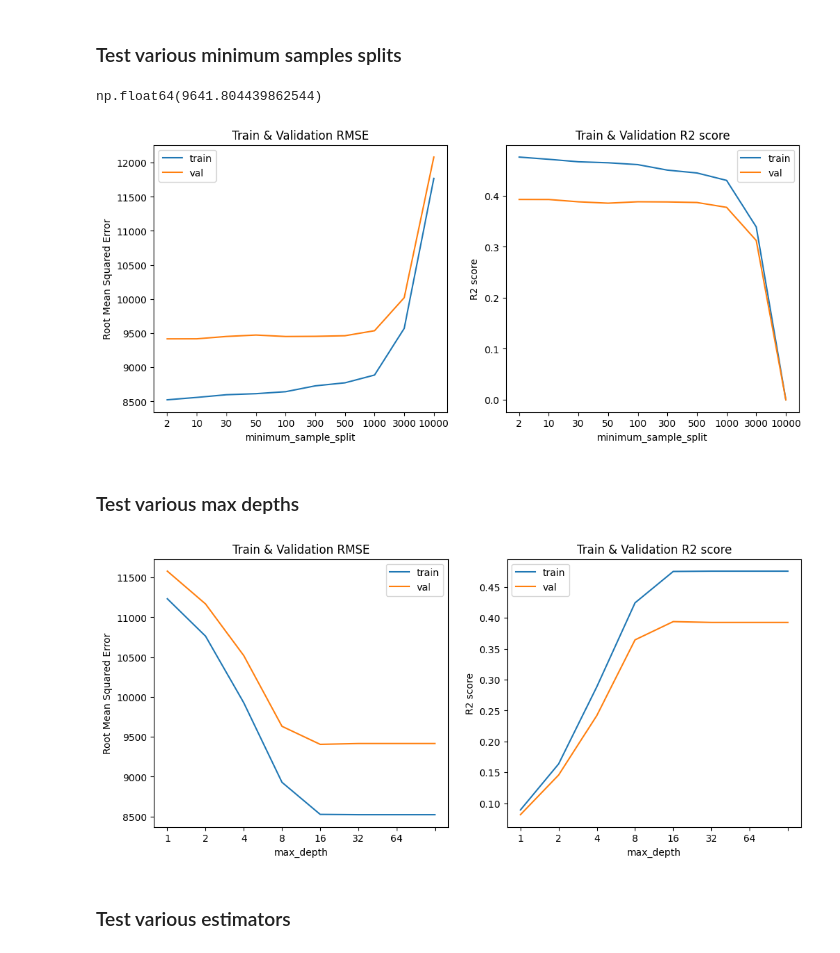
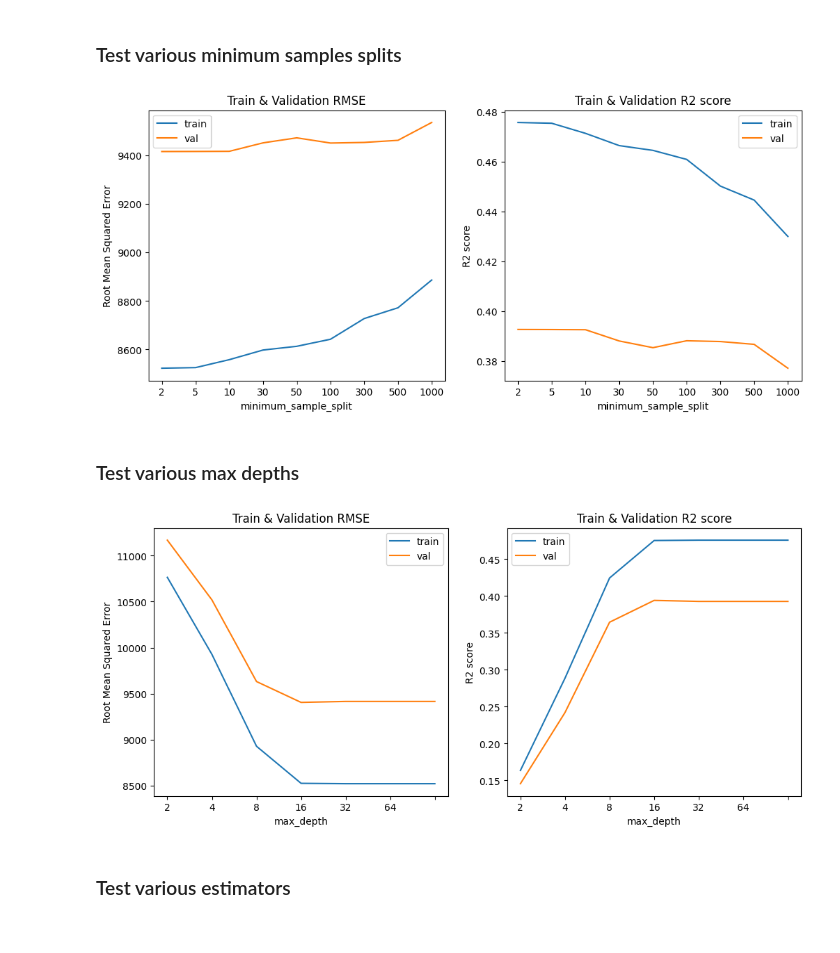
Before and after one commit to mkim2178/used-car-price-predictor-mercedes, a Jupyter notebook: notebooks/analysis.ipynb, the cells around one changed output. Saved outputs shown, nothing was run; the diff lists cells and outputs as text; code cells hidden in the pictures.

```diff
--- a/notebooks/analysis.ipynb
+++ b/notebooks/analysis.ipynb
@@ -295,8 +295,13 @@ def find_best_condition(test_list, test_option, X_train, X_val, y_train, y_val):
             model = RandomForestRegressor(min_samples_split=test, random_state=RANDOM_STATE).fit(X_train, y_train)
         elif test_option == "max_depth":
             model = RandomForestRegressor(max_depth=test, random_state=RANDOM_STATE).fit(X_train, y_train)
+        elif test_option == "n_estimator":
+            model = RandomForestRegressor(n_estimators=test, random_state=RANDOM_STATE).fit(X_train, y_train)
+        elif test_option == "minimum_sample_leaf":
+            model = RandomForestRegressor(min_samples_leaf=test, random_state=RANDOM_STATE).fit(X_train, y_train)
         else:
-            model = RandomForestRegressor(n_estimators=test, random_state=RANDOM_STATE).fit(X_train, y_train)
+            model = RandomForestRegressor(max_features=test, random_state=RANDOM_STATE).fit(X_train, y_train)
+
 
 
         y_pred_train = model.predict(X_train)
@@ -342,24 +347,20 @@ def find_best_condition(test_list, test_option, X_train, X_val, y_train, y_val):
     ax2.legend()
 # %% [markdown]
 ### Test various minimum samples splits
-# %%
-np.mean(df["price"]) * 0.39
-# %% [output]
-np.float64(9641.804439862544)
 # %%
-test_min_samples_splits = [2, 10, 30, 50, 100, 300, 500, 1000, 3000, 10000]
+test_min_samples_splits = [2, 5, 10, 30, 50, 100, 300, 500, 1000]
 
 find_best_condition(test_min_samples_splits, "minimum_sample_split", X_train_encoded, X_val_encoded, y_train, y_val)
 # %% [output]
-[figure, old version]
+[figure, new version]
 # %% [markdown]
 ### Test various max depths
 # %%
-test_max_depth = [1, 2, 4, 8, 16, 32, 64, None]
+test_max_depth = [2, 4, 8, 16, 32, 64, None]
 
 find_best_condition(test_max_depth, "max_depth", X_train_encoded, X_val_encoded, y_train, y_val)
 # %% [output]
-[figure, old version]
+[figure, new version]
 # %% [markdown]
 ### Test various estimators
 # %%
```
Also changed, not shown: parts of 3 cells of this notebook.
